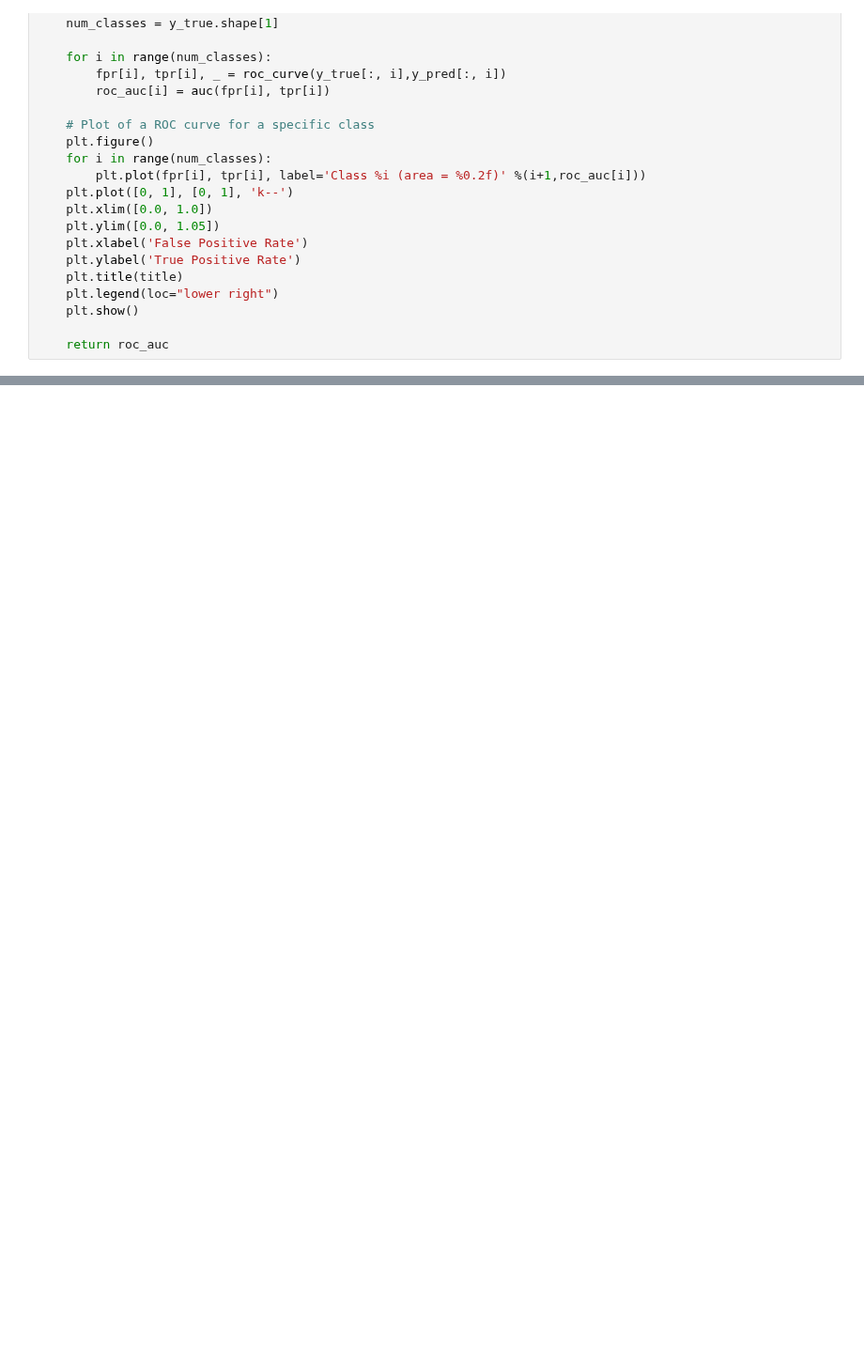
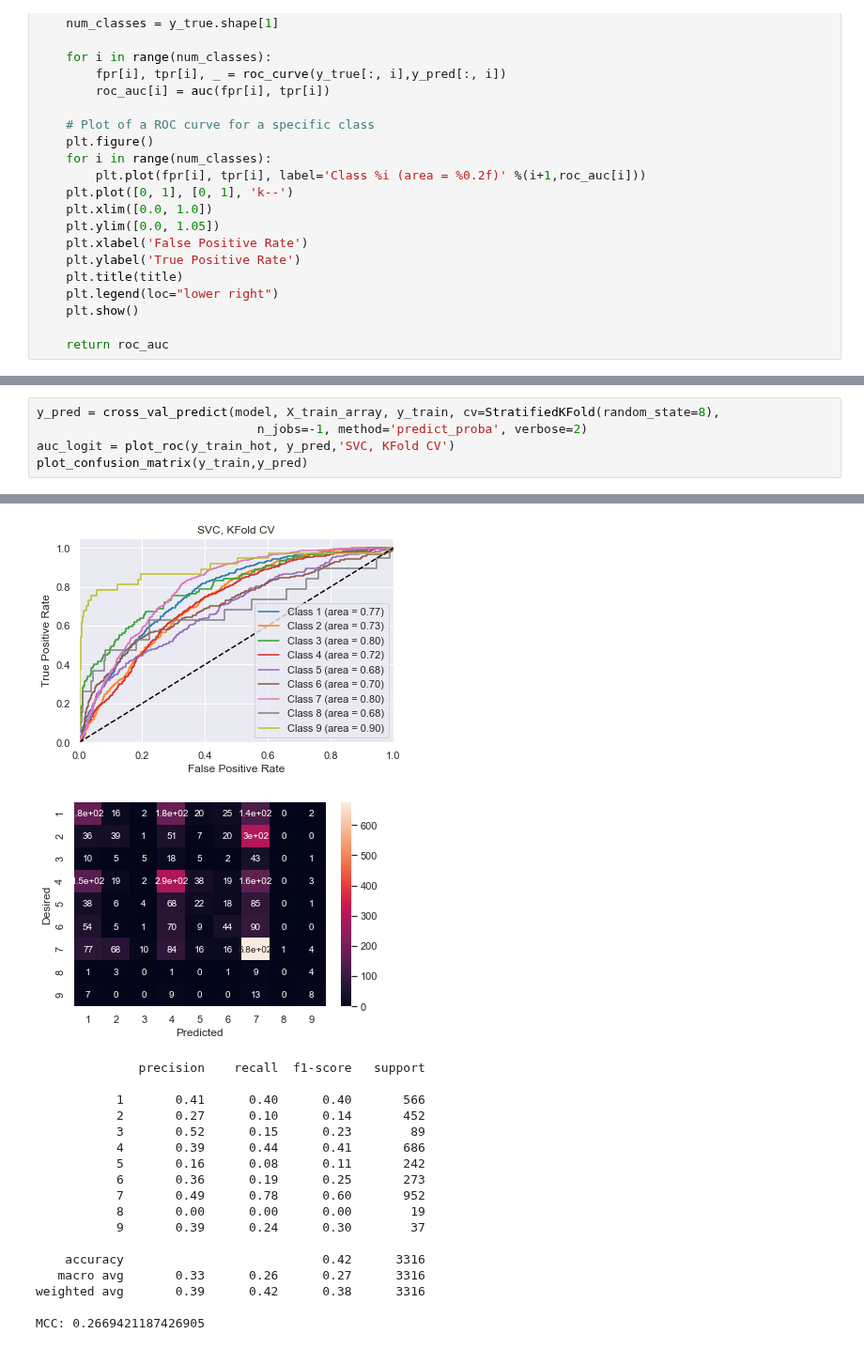
Before and after one commit to kfchou/PersonalizedMedicine, a Jupyter notebook: Classic ML Doc2Vec.ipynb, the cells around one changed output, grey strips where cells are left out. Shown at 94% size. Drawn from its saved outputs; the diff is of its cells as text; blank space fills up the shorter version.

```diff
--- a/Classic ML Doc2Vec.ipynb
+++ b/Classic ML Doc2Vec.ipynb
@@ -141,0 +245,6 @@ auc_logit = plot_roc(y_train_hot, y_pred,'SVC, KFold CV')
+# %%
+y_pred = cross_val_predict(model, X_train_array, y_train, cv=StratifiedKFold(random_state=8),
+                              n_jobs=-1, method='predict_proba', verbose=2)
+auc_logit = plot_roc(y_train_hot, y_pred,'SVC, KFold CV')
+plot_confusion_matrix(y_train,y_pred)
+# %% [output]
@@ -141,0 +254,19 @@ auc_logit = plot_roc(y_train_hot, y_pred,'SVC, KFold CV')
+[figure, added]
+[figure, added]
+              precision    recall  f1-score   support
+
+           1       0.41      0.40      0.40       566
+           2       0.27      0.10      0.14       452
+           3       0.52      0.15      0.23        89
+           4       0.39      0.44      0.41       686
+           5       0.16      0.08      0.11       242
+           6       0.36      0.19      0.25       273
+           7       0.49      0.78      0.60       952
+           8       0.00      0.00      0.00        19
+           9       0.39      0.24      0.30        37
+
+    accuracy                           0.42      3316
+   macro avg       0.33      0.26      0.27      3316
+weighted avg       0.39      0.42      0.38      3316
+
+MCC: 0.2669421187426905
```
Also changed, not shown: parts of 7 cells of this notebook, 9 other files.
